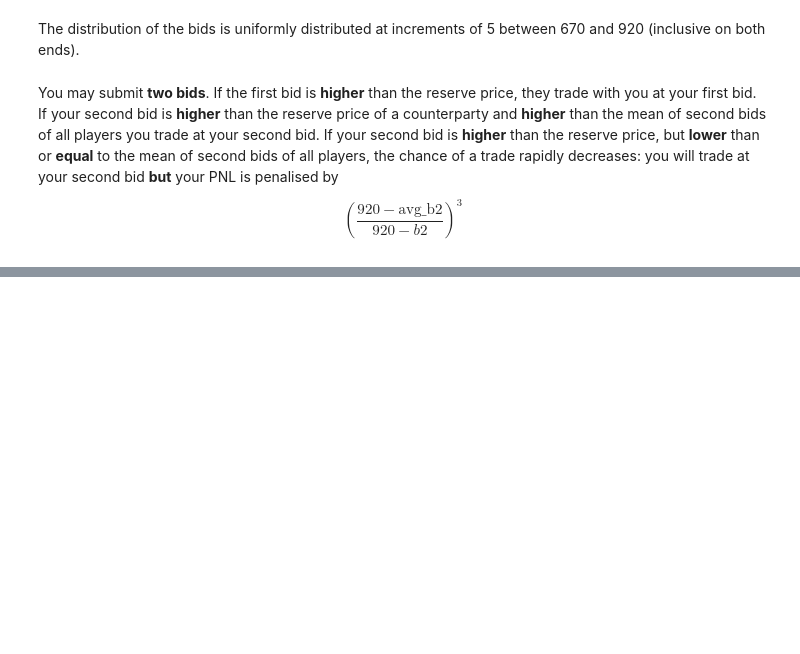
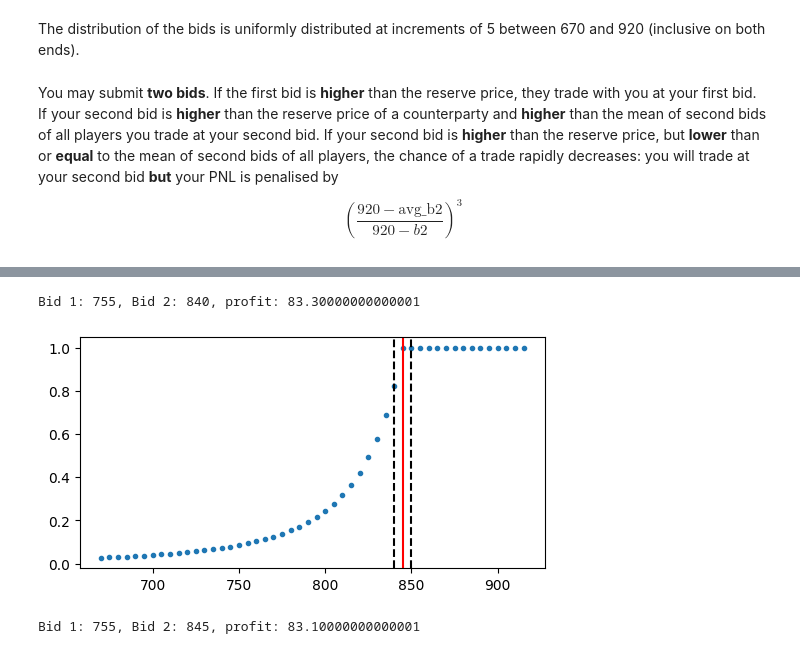
Before and after one commit to aemilani/imc-prosperity-4, a Jupyter notebook: notebooks/manual_3.ipynb, the cells around one changed output, grey strips where cells are left out. Drawn from its saved outputs; the diff is of its cells as text; code cells hidden in the pictures; blank space fills up the shorter version.

```diff
--- a/notebooks/manual_3.ipynb
+++ b/notebooks/manual_3.ipynb
@@ -15,0 +57,30 @@ $$
+# %%
+profits = {}
+for bid1 in np.arange(p_low, p_high, d_price):
+    for bid2 in np.arange(bid1, p_high, d_price):
+        profit = calc_expected_profit(bid1, bid2)
+        profits[(bid1, bid2)] = profit
+
+max_profit = max(profits.values())
+best_bids = [k for k, v in profits.items() if v == max_profit]
+print(f'Bid 1: {best_bids[0][0]}, Bid 2: {best_bids[0][1]}, profit: {max_profit}')
+# %% [output]
+Bid 1: 755, Bid 2: 840, profit: 83.30000000000001
+# %%
+lis = []
+avg = 845
+for bid2 in range(p_low, p_high, d_price):
+    avg_ratio = ((p_high - avg) / (p_high - bid2)) ** 3
+    if bid2 < avg:
+        lis.append(avg_ratio)
+    else:
+        lis.append(1)
+
+plt.figure(figsize=(6, 3))
+plt.scatter(range(p_low, p_high, d_price), lis, marker='.')
+plt.axvline(avg, c='r')
+plt.axvline(avg + 5, c='k', linestyle = 'dashed')
+plt.axvline(avg - 5, c='k', linestyle = 'dashed')
+plt.show()
+# %% [output]
+[figure, added]
@@ -15,0 +94,13 @@ $$
+# %%
+avg = 845
+profits_1 = {}
+for bid1 in np.arange(p_low, p_high, d_price):
+    for bid2 in np.arange(bid1, p_high, d_price):
+        profit = calc_expected_profit_avg(bid1, bid2, avg=avg)
+        profits_1[(bid1, bid2)] = profit
+
+max_profit = max(profits_1.values())
+best_bids = [k for k, v in profits_1.items() if v == max_profit]
+print(f'Bid 1: {best_bids[0][0]}, Bid 2: {best_bids[0][1]}, profit: {max_profit}')
+# %% [output]
+Bid 1: 755, Bid 2: 845, profit: 83.10000000000001
```
Also changed, not shown: parts of 11 cells of this notebook, 4 other files.
